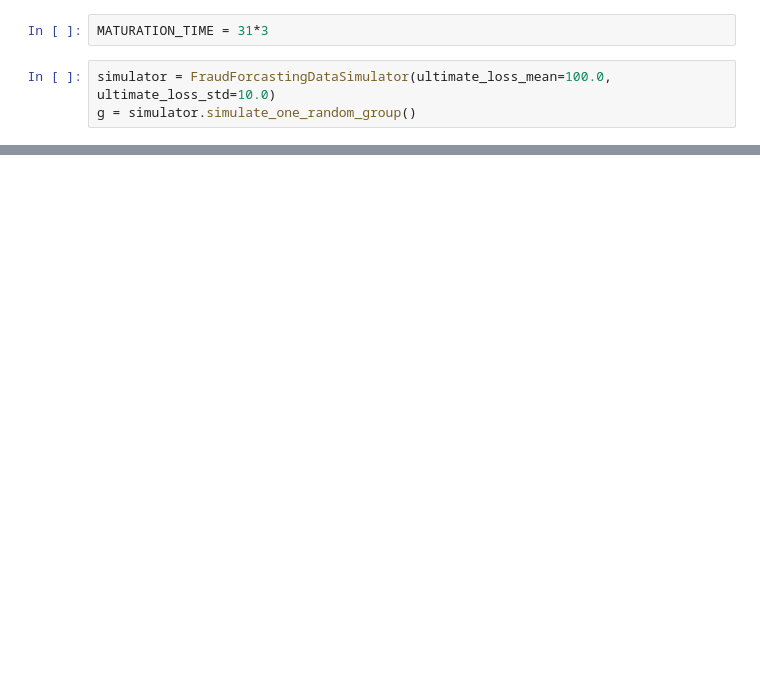
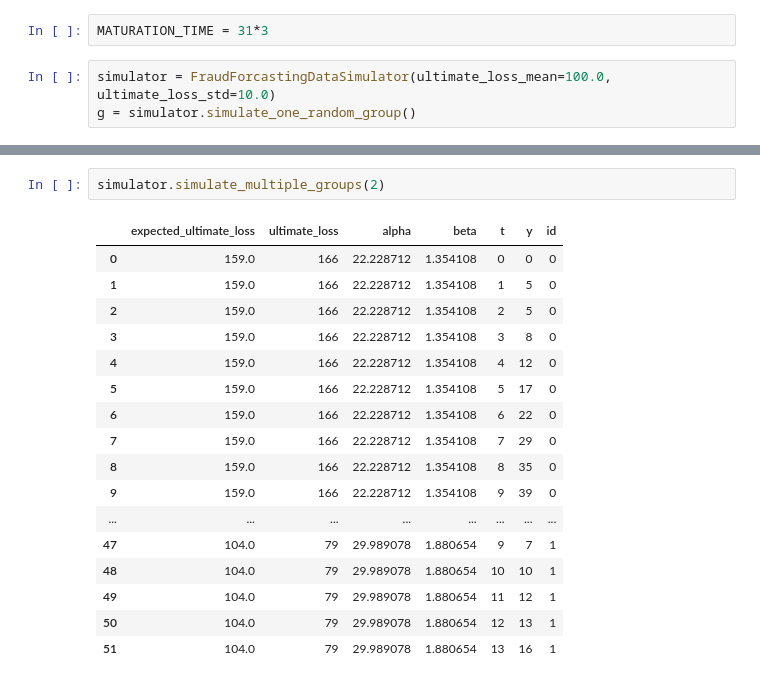
Before and after one commit to madrury/loss-forecasting, a Jupyter notebook: notebooks/simulation-testing.ipynb, the cells around one changed output, grey strips where cells are left out. Drawn from its saved outputs; the diff is of its cells as text; blank space fills up the shorter version.

```diff
--- a/notebooks/simulation-testing.ipynb
+++ b/notebooks/simulation-testing.ipynb
@@ -40,3 +37,23 @@ Text(0, 0.5, 'Loss')
+# %%
+simulator.simulate_multiple_groups(2)
+# %% [output]
+|  | expected_ultimate_loss | ultimate_loss | alpha | beta | t | y | id |
+| 0 | 159.0 | 166 | 22.228712 | 1.354108 | 0 | 0 | 0 |
+| 1 | 159.0 | 166 | 22.228712 | 1.354108 | 1 | 5 | 0 |
+| 2 | 159.0 | 166 | 22.228712 | 1.354108 | 2 | 5 | 0 |
+| 3 | 159.0 | 166 | 22.228712 | 1.354108 | 3 | 8 | 0 |
+| 4 | 159.0 | 166 | 22.228712 | 1.354108 | 4 | 12 | 0 |
+| 5 | 159.0 | 166 | 22.228712 | 1.354108 | 5 | 17 | 0 |
+| 6 | 159.0 | 166 | 22.228712 | 1.354108 | 6 | 22 | 0 |
+| 7 | 159.0 | 166 | 22.228712 | 1.354108 | 7 | 29 | 0 |
+| 8 | 159.0 | 166 | 22.228712 | 1.354108 | 8 | 35 | 0 |
+| 9 | 159.0 | 166 | 22.228712 | 1.354108 | 9 | 39 | 0 |
+| ... | ... | ... | ... | ... | ... | ... | ... |
+| 47 | 104.0 | 79 | 29.989078 | 1.880654 | 9 | 7 | 1 |
+| 48 | 104.0 | 79 | 29.989078 | 1.880654 | 10 | 10 | 1 |
+| 49 | 104.0 | 79 | 29.989078 | 1.880654 | 11 | 12 | 1 |
+| 50 | 104.0 | 79 | 29.989078 | 1.880654 | 12 | 13 | 1 |
+| 51 | 104.0 | 79 | 29.989078 | 1.880654 | 13 | 16 | 1 |
 # %%
 N = 2
 
```
Also changed, not shown: parts of 3 cells of this notebook, 2 other files.
